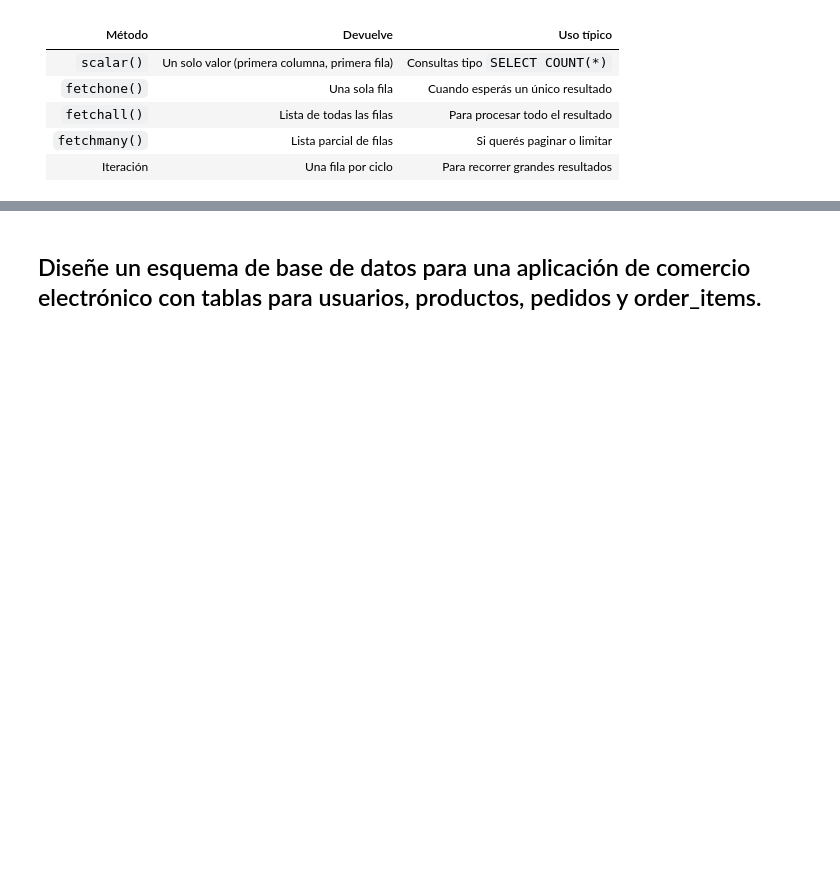
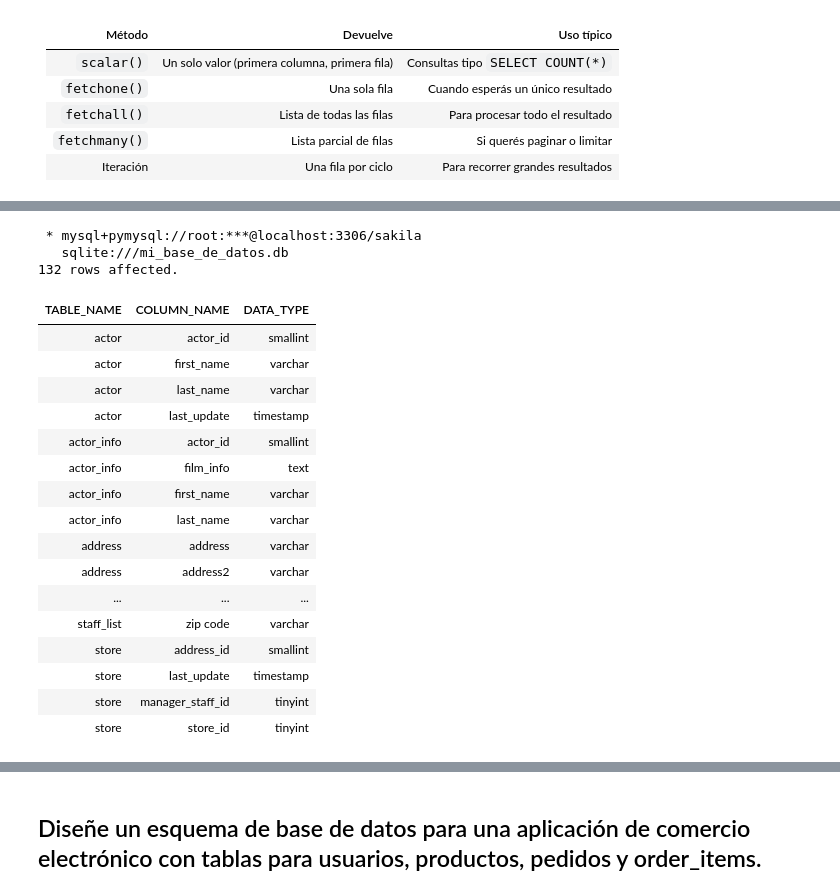
Before and after one commit to emipaz/curso_ia_generative_for_developers, a Jupyter notebook: Bases de Datos/Base_de_datos.ipynb, the cells around one changed output, grey strips where cells are left out. Saved outputs shown, nothing was run; the diff lists cells and outputs as text; code cells hidden in the pictures; blank space fills up the shorter version.

Commit message:
Base de datos 26-05

```diff
--- a/Bases de Datos/Base_de_datos.ipynb
+++ b/Bases de Datos/Base_de_datos.ipynb
@@ -187,0 +281,28 @@ with engine.connect() as conn:
+# %%
+Tablas = %sql SELECT table_name, column_name, data_type \
+FROM information_schema.columns \
+WHERE table_schema = DATABASE();
+# %% [output]
+ * mysql+pymysql://root:***@localhost:3306/sakila
+   sqlite:///mi_base_de_datos.db
+132 rows affected.
+# %%
+Tablas
+# %% [output]
+| TABLE_NAME | COLUMN_NAME | DATA_TYPE |
+| actor | actor_id | smallint |
+| actor | first_name | varchar |
+| actor | last_name | varchar |
+| actor | last_update | timestamp |
+| actor_info | actor_id | smallint |
+| actor_info | film_info | text |
+| actor_info | first_name | varchar |
+| actor_info | last_name | varchar |
+| address | address | varchar |
+| address | address2 | varchar |
+| ... | ... | ... |
+| staff_list | zip code | varchar |
+| store | address_id | smallint |
+| store | last_update | timestamp |
+| store | manager_staff_id | tinyint |
+| store | store_id | tinyint |
```
Also changed, not shown: parts of 59 cells of this notebook, 3 other files.
